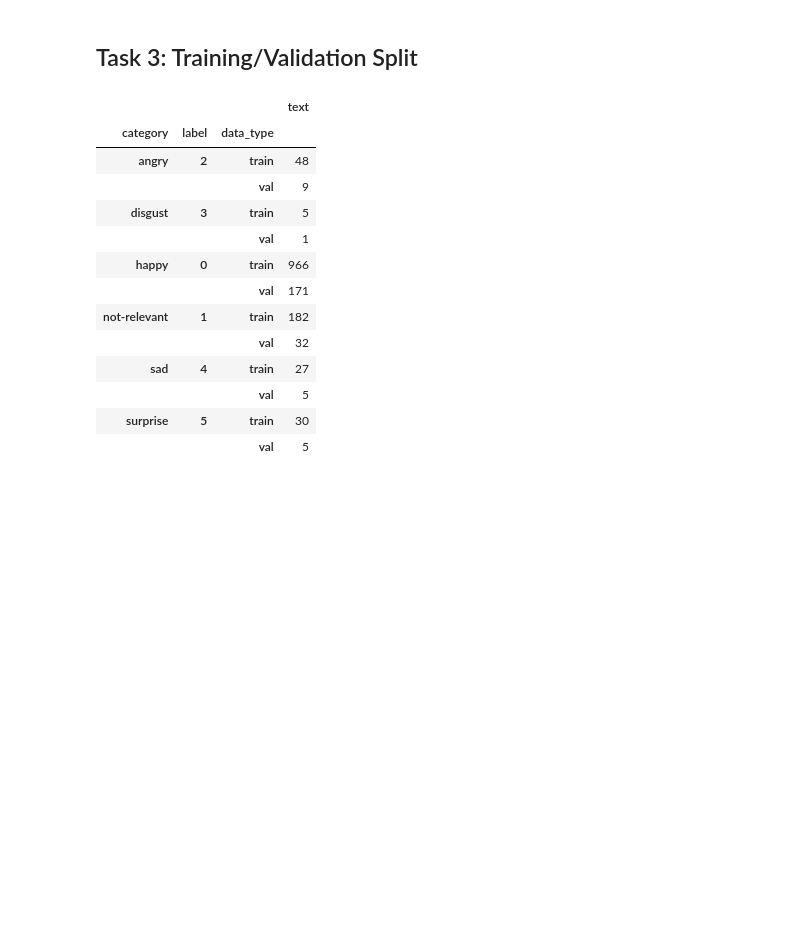
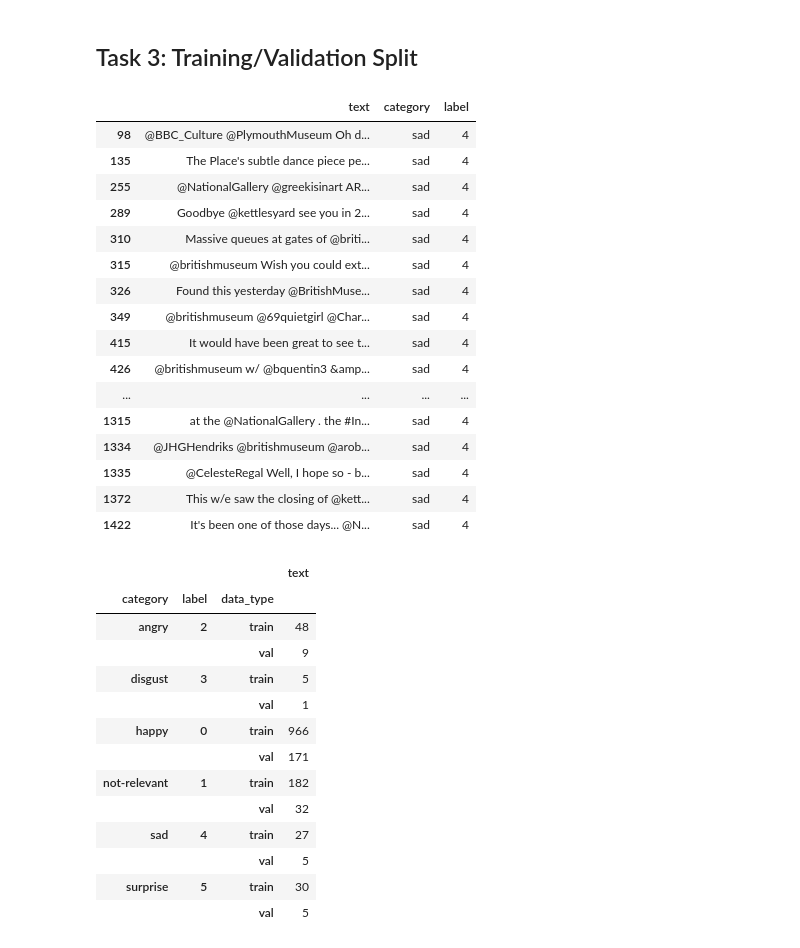
Before and after one commit to tamnguyen135/Sentiment-Analysis-on-Tweets, a Jupyter notebook: Project/Project.ipynb, the cells around one changed output. Cells and saved outputs as stored; diff of their text form; code cells hidden in the pictures; blank space fills up the shorter version.

```diff
--- a/Project/Project.ipynb
+++ b/Project/Project.ipynb
@@ -207,6 +211,30 @@ df.head(20)
 ## Task 3: Training/Validation Split
 # %%
 from sklearn.model_selection import train_test_split
+# %%
+oversample = RandomOverSampler(sampling_strategy= 'minority')
+
+X, y = oversample.fit_resample(df.loc[:,['text', 'category']], df.label)
+
+newdf = pd.concat([X, y], axis = 1)
+# %% [output]
+|  | text | category | label |
+| 98 | @BBC_Culture @PlymouthMuseum Oh d... | sad | 4 |
+| 135 | The Place's subtle dance piece pe... | sad | 4 |
+| 255 | @NationalGallery @greekisinart AR... | sad | 4 |
+| 289 | Goodbye @kettlesyard see you in 2... | sad | 4 |
+| 310 | Massive queues at gates of @briti... | sad | 4 |
+| 315 | @britishmuseum Wish you could ext... | sad | 4 |
+| 326 | Found this yesterday @BritishMuse... | sad | 4 |
+| 349 | @britishmuseum @69quietgirl @Char... | sad | 4 |
+| 415 | It would have been great to see t... | sad | 4 |
+| 426 | @britishmuseum w/ @bquentin3 &amp... | sad | 4 |
+| ... | ... | ... | ... |
+| 1315 | at the @NationalGallery . the #In... | sad | 4 |
+| 1334 | @JHGHendriks @britishmuseum @arob... | sad | 4 |
+| 1335 | @CelesteRegal Well, I hope so - b... | sad | 4 |
+| 1372 | This w/e saw the closing of @kett... | sad | 4 |
+| 1422 | It's been one of those days... @N... | sad | 4 |
 # %%
 X_train, X_val, y_train, y_val = train_test_split(df.index.values,
                                                   df.label.values,
```
Also changed, not shown: parts of 8 cells of this notebook.
